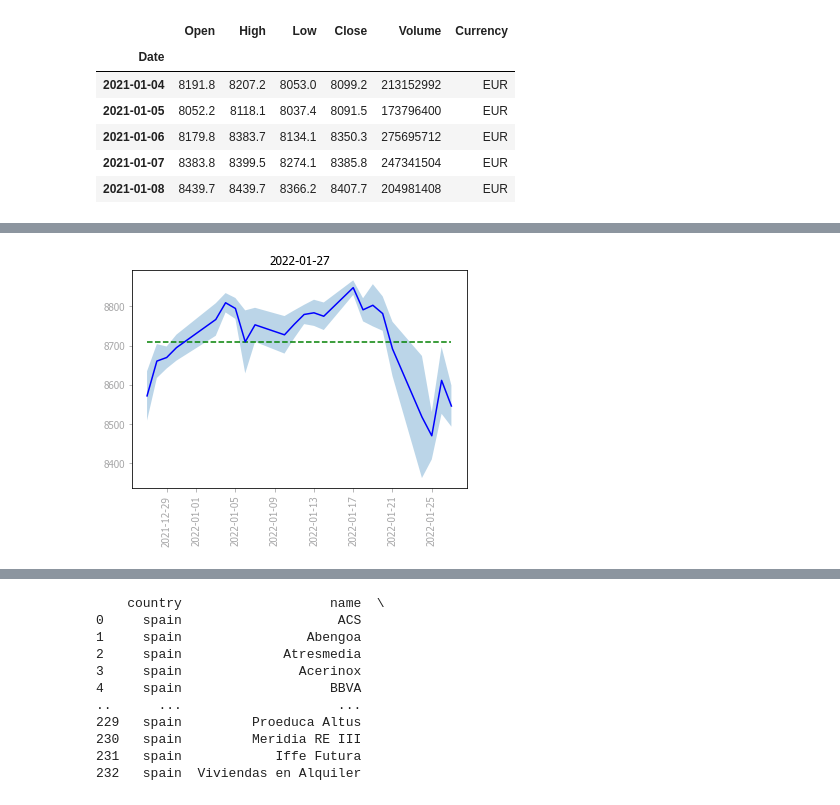
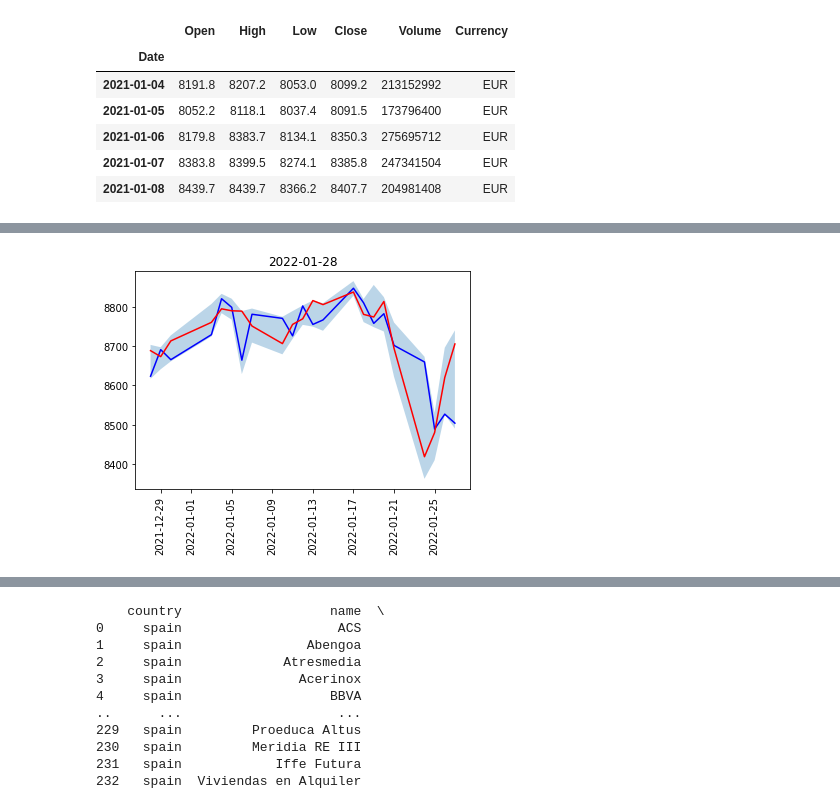
Before and after one commit to MelvinGuaygua/Python-projects, a Jupyter notebook: 09_Pandas/01_pandas.ipynb, the cells around one changed output, grey strips where cells are left out. Drawn from its saved outputs; the diff is of its cells as text; code cells hidden in the pictures.

```diff
--- a/09_Pandas/01_pandas.ipynb
+++ b/09_Pandas/01_pandas.ipynb
@@ -1114,23 +1114,27 @@ Utiliza, hlines, fill_between de la libreria matplotlib para obtener el siguient
 
 <img src="ibex35_today2.png">
 # %%
-plt.plot(data['media entre el high y low'], color='blue', linestyle='-')
+# a = data['Open']-data['Close']
+plt.plot(data['Open'], color='blue', linestyle='-')
+plt.plot(data['Close'], color='red', linestyle='-')
+
+data['media entre el valor de cierre y apertura'] = (data['Close'] + data['Open'])/2
 
 plt.fill_between(data.index, data['High'], data['Low'], alpha=0.30)
 
 plt.xticks(rotation = 90)
 
 # ----------------------------
-plt.hlines(y = data['media entre el high y low'].mean(), xmin=data.index.min(), xmax=data.index.max(), color='green', zorder=1,linestyle='--')
+# plt.hlines(y = data['media entre el high y low'].mean(), xmin=data.index.min(), xmax=data.index.max(), color='green', zorder=1,linestyle='--')
 # ---------------------------
 
 #3 para el título haz que aparezca el día atual, importa la libreria datetime
 plt.title(today)
 
 #4 por ultimo haz que se vean junto con la media, el valor "High" y "Low"
 plt.show()
 # %% [output]
-[figure, old version]
+[figure, new version]
 # %% [markdown]
 <img src="ibex35_today3.png">
 
```
Also changed, not shown: parts of 10 cells of this notebook.
